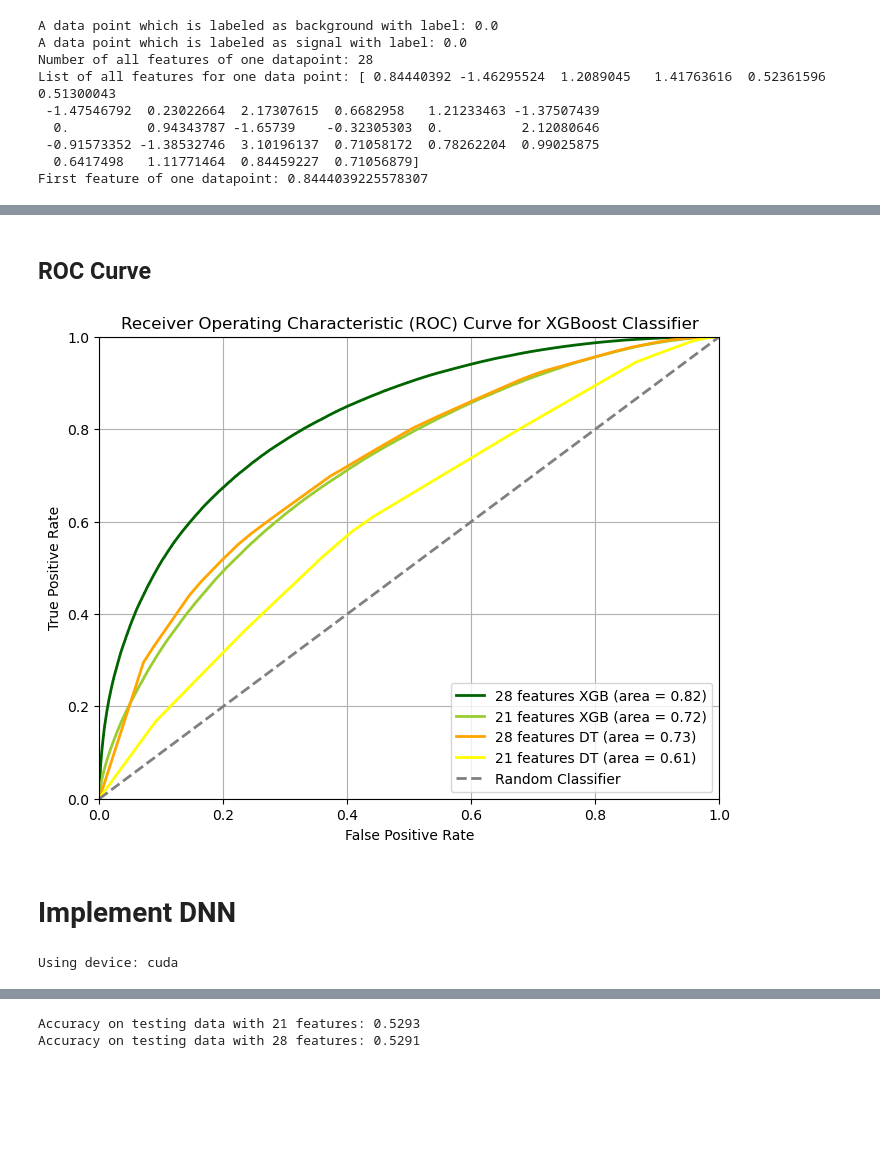
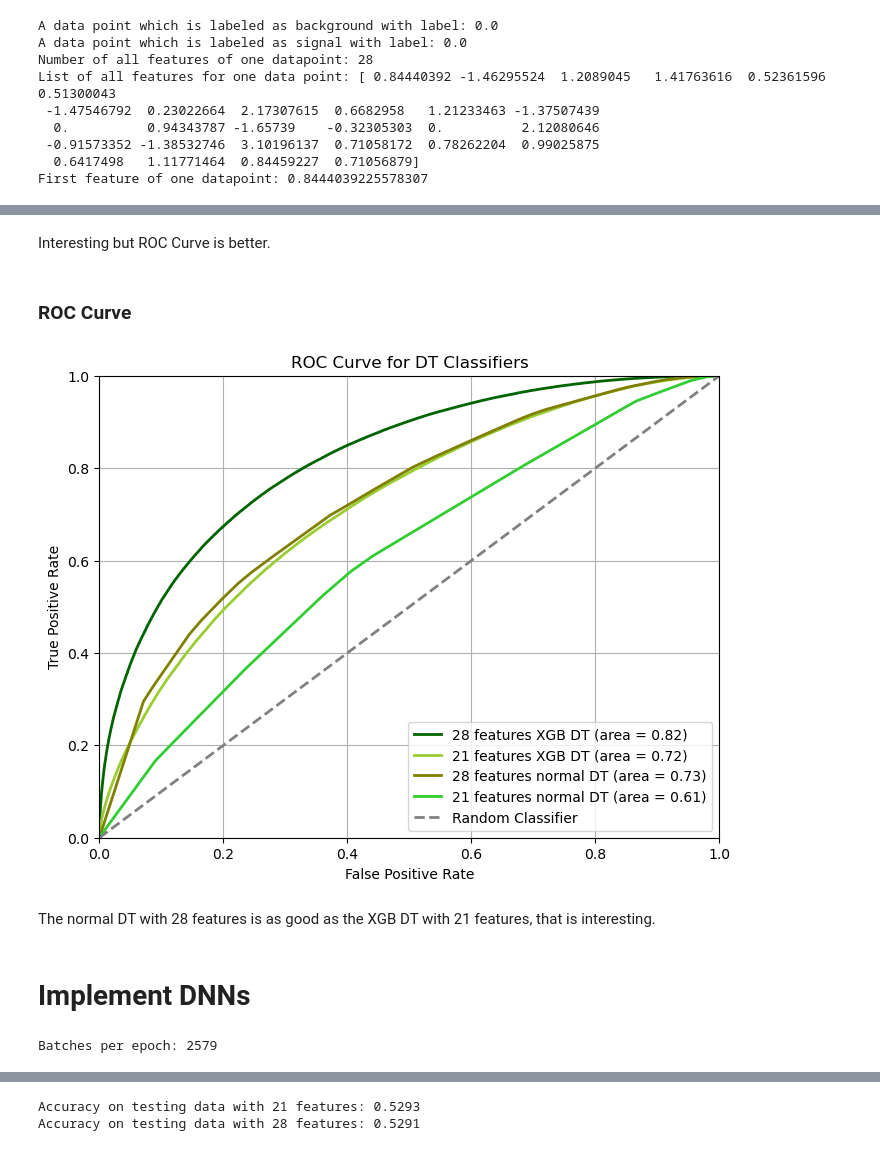
Before and after one commit to lbovet8/phys152-2026, a Jupyter notebook: Projects/HiggsProject.ipynb, the cells around one changed output, grey strips where cells are left out. Drawn from its saved outputs; the diff is of its cells as text; code cells hidden in the pictures; blank space fills up the shorter version.

Commit message:
cleaned up, consistent but better training needed

```diff
--- a/Projects/HiggsProject.ipynb
+++ b/Projects/HiggsProject.ipynb
@@ -189,0 +160,26 @@ dt_high.score(X_train,y_train), dt_high.score(X_test,y_test)
+# %%
+# XGBoosted Decision Tree
+# 28 features
+xgbclf_high = XGBClassifier(n_estimators=N_ESTIMATORS,
+                            max_depth=MAX_DEPTH,
+                            learning_rate=LEARNING_RATE_DT,
+                            objective=OBJECTIVE)
+
+xgbclf_high.fit(X_train, y_train) # fit to training data
+print('XGB DT using 28 features:')
+print(f'Accuracy on training data: {xgbclf_high.score(X_train,y_train):.3f}')
+print(f'Accuracy on testing data: {xgbclf_high.score(X_test,y_test):.3f}')
+print(f'Parameters used: {len(xgbclf_high.get_params())}')
+print('--------------------------------------')
+
+#21 features
+xgbclf_low = XGBClassifier(n_estimators=N_ESTIMATORS,
+                           max_depth=MAX_DEPTH,
+                           learning_rate=LEARNING_RATE_DT,
+                           objective=OBJECTIVE)
+
+xgbclf_low.fit(X_train_low, y_train) # fit to training data
+print('XGB DT using 21 features:')
+print(f'Accuracy on training data: {xgbclf_low.score(X_train_low, y_train):.3f}')
+print(f'Accuracy on testing data: {xgbclf_low.score(X_test_low,y_test):.3f}')
+print(f'Parameters used: {len(xgbclf_low.get_params())}')
@@ -194,3 +230,5 @@ dt_high.score(X_train,y_train), dt_high.score(X_test,y_test)
+# %% [markdown]
+Interesting but ROC Curve is better.
 # %%
 def plot_confusion_matrix_dt(decision_tree, testing_input_data, testing_output_data, title_str ):
   # Get predictions from the DecisionTreeClassifier on the test set
@@ -212,5 +252,5 @@ def plot_confusion_matrix_dt(decision_tree, testing_input_data, testing_output_d
 # %% [markdown]
-## ROC Curve
+### ROC Curve
 # %%
 def plot_roc_curves(testing_output_data_array, y_pred_probab_array, label_str_array, title_str, color_array):
 
@@ -232,27 +272,34 @@ def plot_roc_curves(testing_output_data_array, y_pred_probab_array, label_str_ar
     plt.grid(True)
     plt.show()
 # %%
-#boosted dt
+# XGBoosted DT
+# 28 features
 y_pred_proba_xgbclf_high = xgbclf_high.predict_proba(X_test)[:, 1]
+# 21 features
 y_pred_proba_xgbclf_low = xgbclf_low.predict_proba(X_test_low)[:, 1]
 
-# normal dt
+# Normal DT
+# 28 features
 y_pred_proba_dt_high = dt_high.predict_proba(X_test)[:, 1]
+# 21 features
 y_pred_proba_dt_low = dt_low.predict_proba(X_test_low)[:, 1]
 
+# Plotting all four in one diagram
 #testing_output_data_array = [y_test, y_test]
 testing_output_data_array = [y_test, y_test, y_test, y_test]
 #y_pred_probab_array = [y_pred_proba_xgbclf_high, y_pred_proba_xgbclf_low]
 y_pred_probab_array = [y_pred_proba_xgbclf_high, y_pred_proba_xgbclf_low, y_pred_proba_dt_high, y_pred_proba_dt_low]
-label_str_array = ['28 features XGB', '21 features XGB', '28 features DT', '21 features DT']
-title_str = 'Receiver Operating Characteristic (ROC) Curve for XGBoost Classifier'
-color_array = ['darkgreen', 'yellowgreen','orange', 'yellow']
+label_str_array = ['28 features XGB DT', '21 features XGB DT', '28 features normal DT', '21 features normal DT']
+title_str = 'ROC Curves for DT Classifiers'
+color_array = ['darkgreen', 'yellowgreen','olive', 'limegreen']
 
 plot_roc_curves(testing_output_data_array, y_pred_probab_array, label_str_array, title_str, color_array)
 # %% [output]
-[figure, old version]
+[figure, new version]
+# %% [markdown]
+The normal DT with 28 features is as good as the XGB DT with 21 features, that is interesting.
 # %% [markdown]
-# Implement DNN
+# Implement DNNs
 # %%
 BATCH_SIZE = 1024 # paper used 100, i have used 1024
 
@@ -261,12 +308,6 @@ LR = 0.005
 MOMENTUM = 0.9
 WEIGHT_DECAY_COEFF = 1e-5
 # %%
-# use Dataloader
-# normalize the input features to be within (0,1)
-#scaler = StandardScaler()
-#X_train = scaler.fit_transform(X_train)
-#X_test = scaler.transform(X_test)
-
 # convert to PyTorch tensors
 X_train = torch.FloatTensor(X_train)
 X_train_low = torch.FloatTensor(X_train_low)
@@ -307,15 +348,7 @@ test_loader_low = DataLoader(
     shuffle=False       # Don't shuffle test data
 )
 
-#print(f"Training samples all features: {len(train_dataset_high)}")
-#print(f"Training samples low features: {len(train_dataset_low)}")
-#print(f"Test samples all features: {len(test_dataset_high)}")
-#print(f"Test samples low features: {len(test_dataset_low)}")
-#print(f"Batches per epoch: {len(train_loader)}")
+print(f"Batches per epoch: {len(train_loader_high)}")
+# %% [output]
+Batches per epoch: 2579
-# %%
-# Check device
-device = torch.device('cuda' if torch.cuda.is_available() else 'cpu')
-print(f"Using device: {device}")
-# %% [output]
-Using device: cuda
 # %%
```
Also changed, not shown: parts of 34 cells of this notebook.
